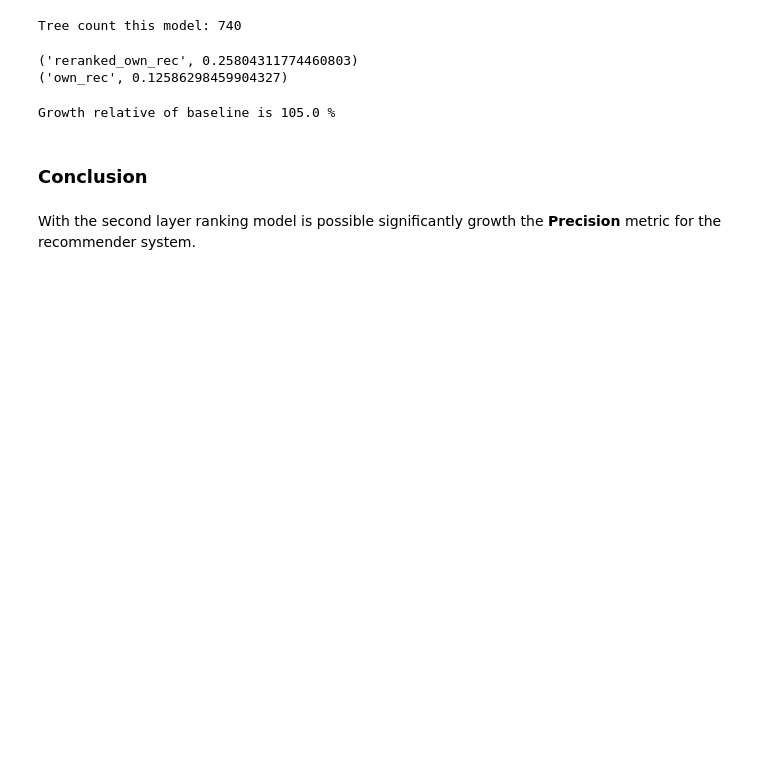
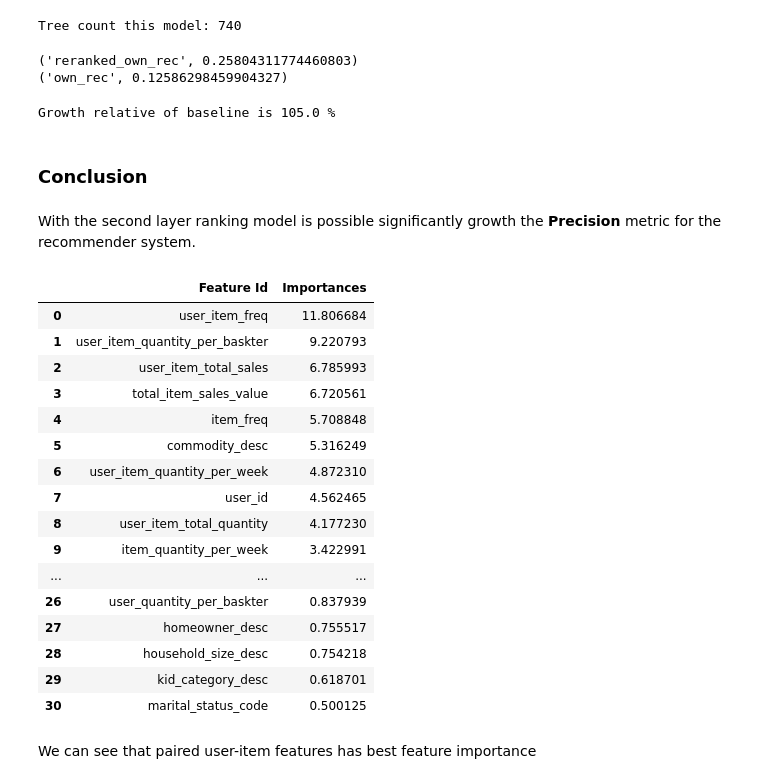
Before and after one commit to hildar/RecSys-Retail, a Jupyter notebook: train.ipynb, the cells around one changed output. Saved outputs shown, nothing was run; the diff lists cells and outputs as text; code cells hidden in the pictures; blank space fills up the shorter version.

Commit message:
feature importance

```diff
--- a/train.ipynb
+++ b/train.ipynb
@@ -746,3 +746,25 @@ Growth relative of baseline is 105.0 %
 ### Conclusion
 # %% [markdown]
 With the second layer ranking model is possible significantly growth the **Precision** metric for the recommender system.
+# %%
+model.get_feature_importance(prettified=True).sort_values(by='Importances', ascending=False)
+# %% [output]
+|  | Feature Id | Importances |
+| 0 | user_item_freq | 11.806684 |
+| 1 | user_item_quantity_per_baskter | 9.220793 |
+| 2 | user_item_total_sales | 6.785993 |
+| 3 | total_item_sales_value | 6.720561 |
+| 4 | item_freq | 5.708848 |
+| 5 | commodity_desc | 5.316249 |
+| 6 | user_item_quantity_per_week | 4.872310 |
+| 7 | user_id | 4.562465 |
+| 8 | user_item_total_quantity | 4.177230 |
+| 9 | item_quantity_per_week | 3.422991 |
+| ... | ... | ... |
+| 26 | user_quantity_per_baskter | 0.837939 |
+| 27 | homeowner_desc | 0.755517 |
+| 28 | household_size_desc | 0.754218 |
+| 29 | kid_category_desc | 0.618701 |
+| 30 | marital_status_code | 0.500125 |
+# %% [markdown]
+We can see that paired user-item features has best feature importance
```
